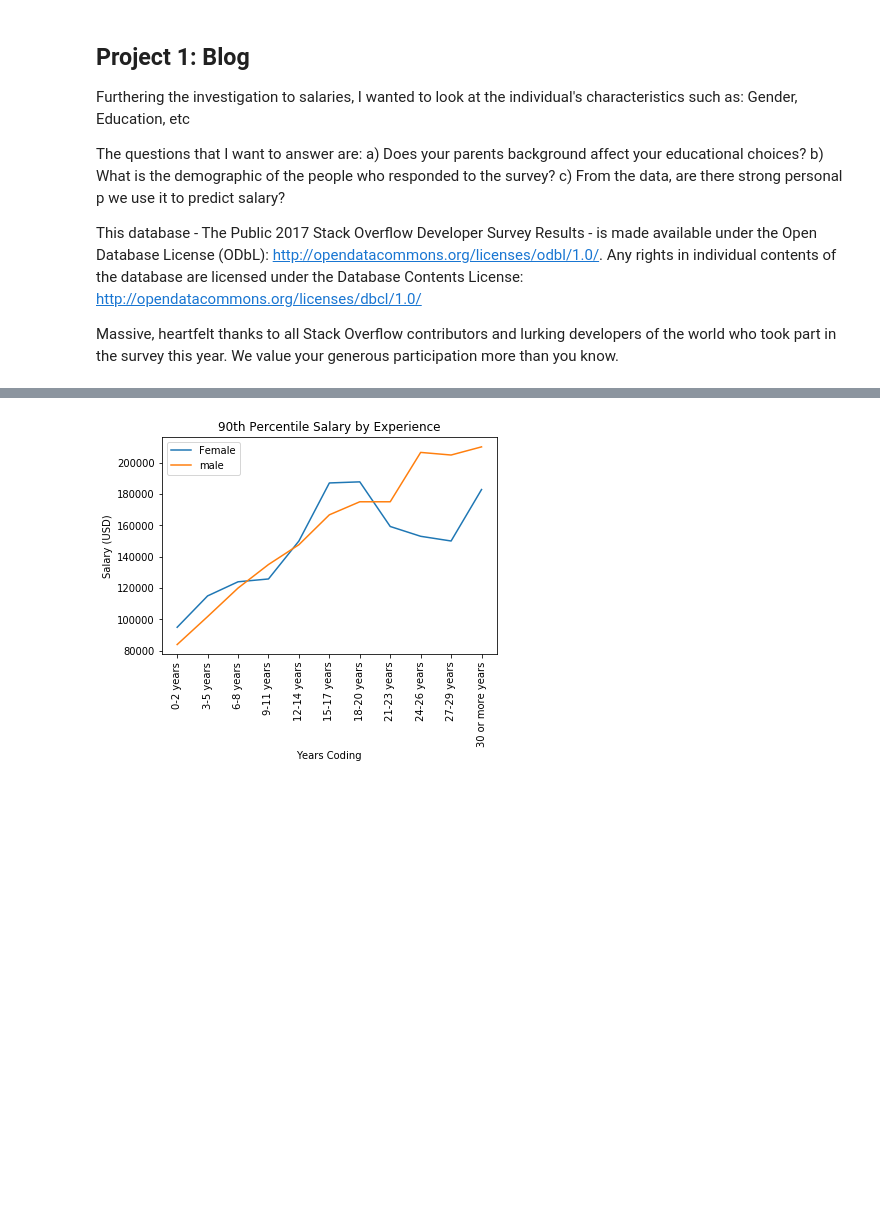
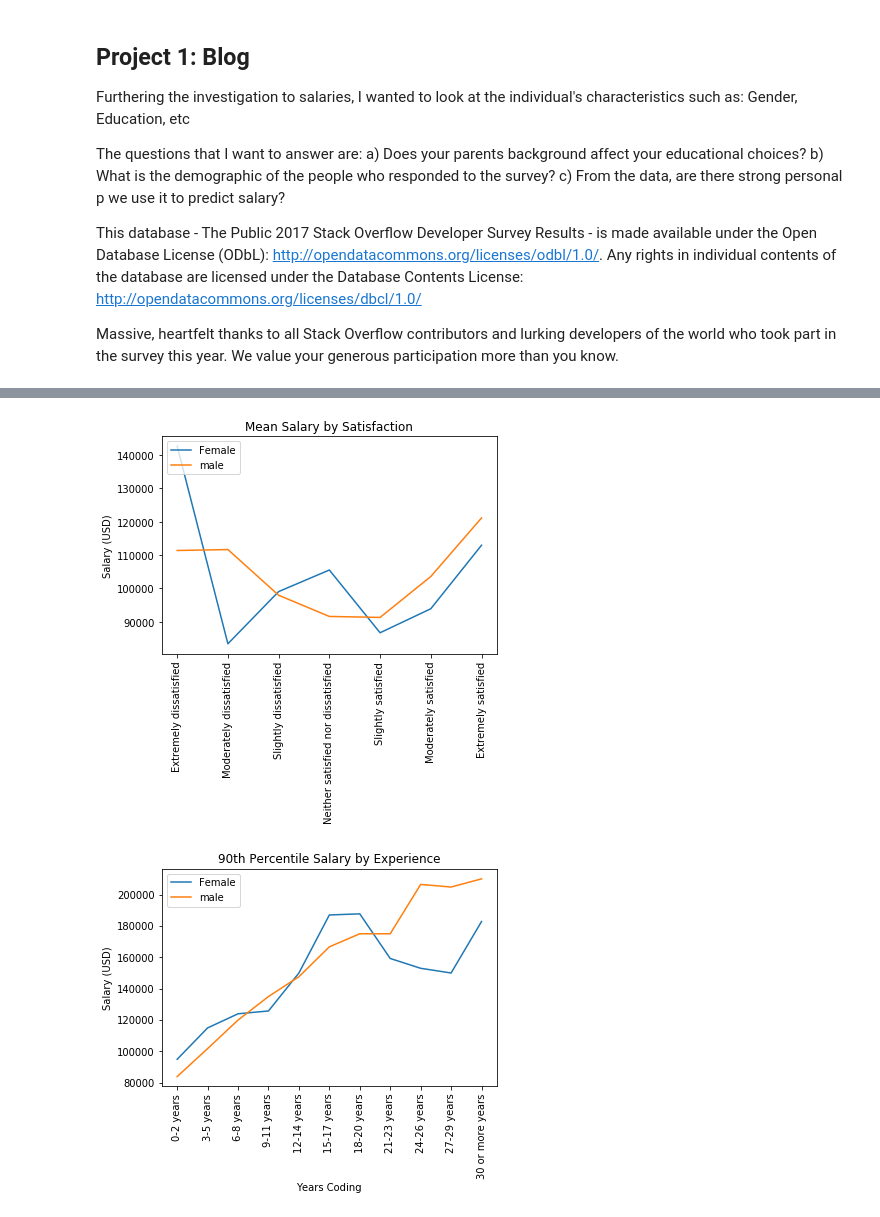
Before and after one commit to dltheobald-Deloitte/GenderGapAnalysis, a Jupyter notebook: Blog_prep.ipynb, the cells around one changed output, grey strips where cells are left out. Cells and saved outputs as stored; diff of their text form; code cells hidden in the pictures; blank space fills up the shorter version.

```diff
--- a/Blog_prep.ipynb
+++ b/Blog_prep.ipynb
@@ -128 +164,27 @@ plt.savefig(os.path.join(os.getcwd(),'Gender_job_satisfaction.png'),bbox_inches=
+# %%
+#Find percentage breakdown for career satisfaction.
+#Mean function ignores nulll values for ConvertedSalary. Groupby function ignores nulll values for CareerSatisfaction
+female_points_3 = df_female.groupby('JobSatisfaction').ConvertedSalary.mean().sort_index()
+male_points_3 = df_male.groupby('JobSatisfaction').ConvertedSalary.mean().sort_index()
+
+female_sort_2 = list(zip(female_points_3.index, female_points_3))
+male_sort_2 = list(zip(male_points_3.index, male_points_3))
+
+x_female_3 = [x[0] for x in female_sort_2]
+y_female_3 = [y[1] for y in female_sort_2]
+x_male_3 = [x[0] for x in male_sort_2]
+y_male_3 = [y[1] for y in male_sort_2]
+
+#Formatting and generating a graph
+plt.title('Mean Salary by Satisfaction')
+plt.ylabel('Salary (USD)')
+plt.xticks(rotation=90)
+
+plt.plot(x_female_3, y_female_3, label = 'Female')
+plt.plot(x_male_3, y_male_3, label = 'male')
+
+plt.legend(loc='upper left', prop={'size':10})
+plt.savefig(os.path.join(os.getcwd(),'Gender_pay_by_Satisfaction.png'),bbox_inches='tight')
+# %% [output]
+[figure, added]
 # %%
```
Also changed, not shown: parts of 9 cells of this notebook, 3 other files.
